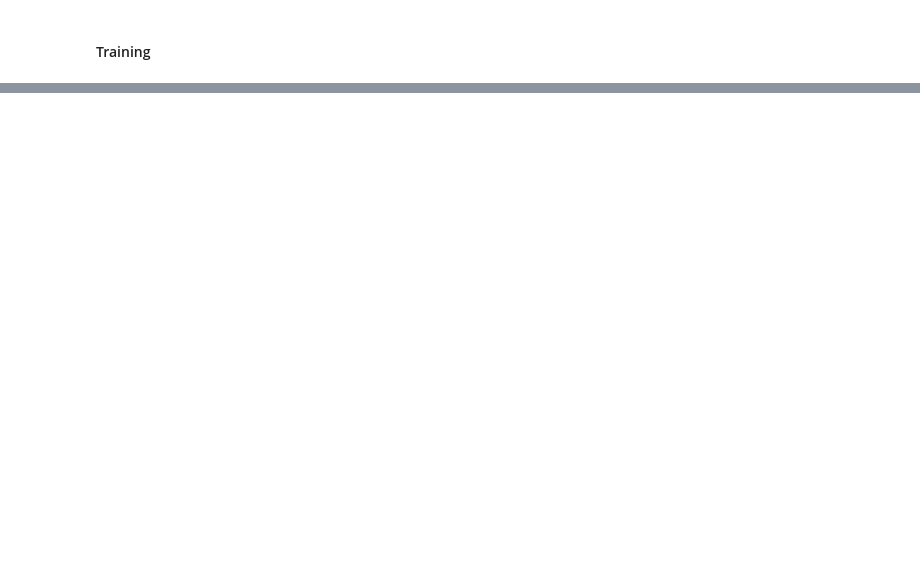
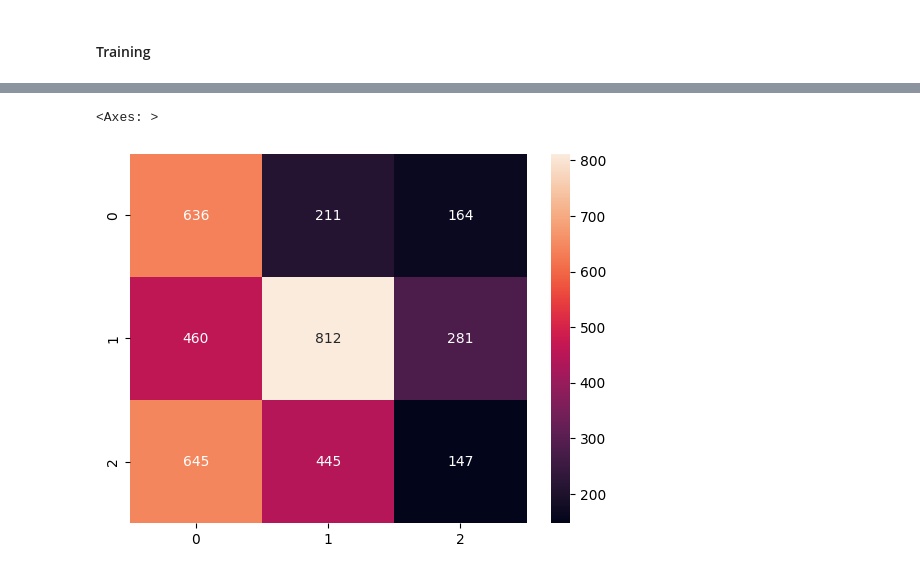
Before and after one commit to RodionfromHSE/MarketForecasting, a Jupyter notebook: part_ii/features.ipynb, the cells around one changed output, grey strips where cells are left out. Cells and saved outputs as stored; diff of their text form; code cells hidden in the pictures; blank space fills up the shorter version.

```diff
--- a/part_ii/features.ipynb
+++ b/part_ii/features.ipynb
@@ -458,0 +475,5 @@ y_train.shape, y_test.shape
+# %%
+rf = RandomForestClassifier(n_estimators=100, random_state=0)
+rf.fit(X_train, y_train)
+
+# print report
@@ -458,0 +482,10 @@ y_train.shape, y_test.shape
+# %%
+from sklearn.metrics import classification_report
+
+print("test report")
+y_pred_test = rf.predict(X_test)
+print(classification_report(y_test, y_pred_test))
+
+print("train report")
+y_pred_train = rf.predict(X_train)
+print(classification_report(y_train, y_pred_train))
@@ -458,0 +510,10 @@ y_train.shape, y_test.shape
+# %%
+import matplotlib.pyplot as plt
+import seaborn as sns
+from sklearn.metrics import confusion_matrix
+
+cm = confusion_matrix(y_test, y_pred_test)
+sns.heatmap(cm, annot=True, fmt='d')
+# %% [output]
+<Axes: >
+[figure, added]
```
Also changed, not shown: parts of 7 cells of this notebook, 2 other files.
